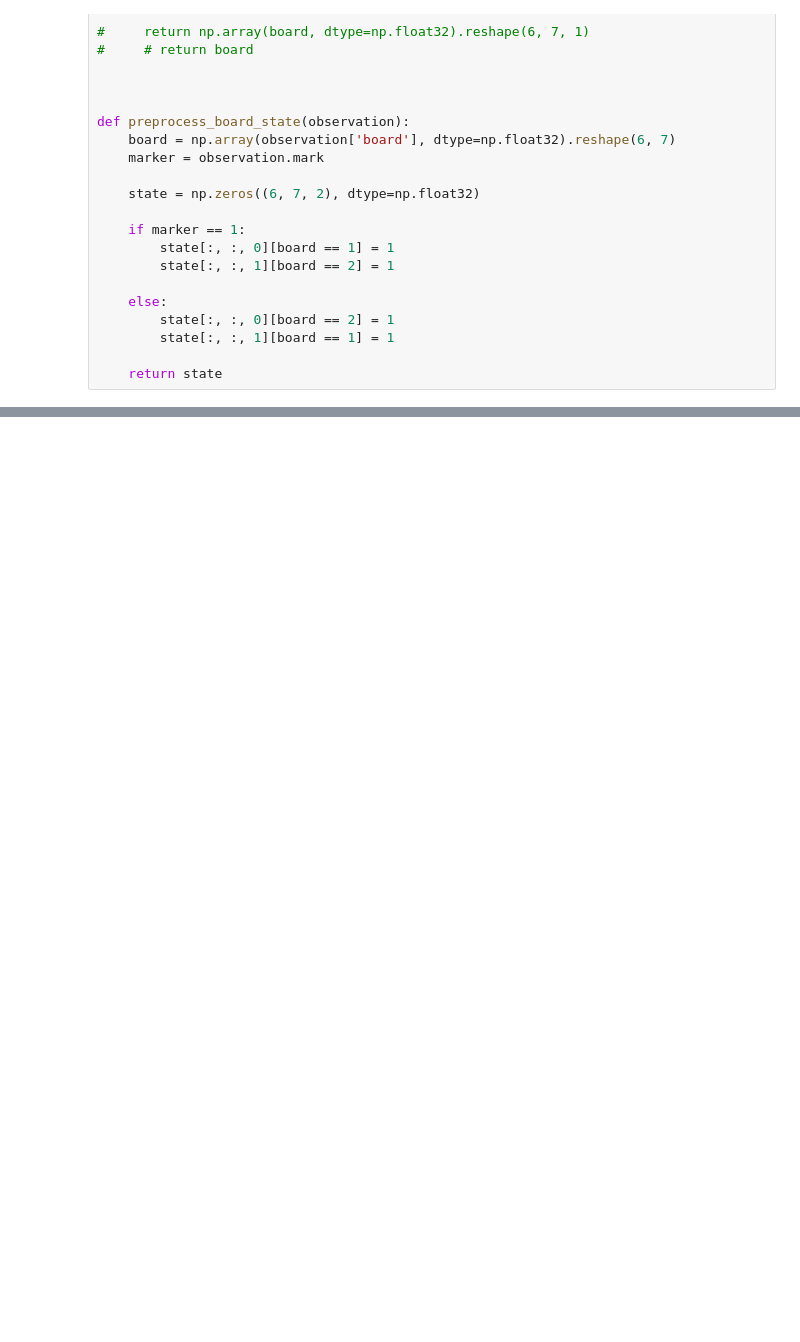
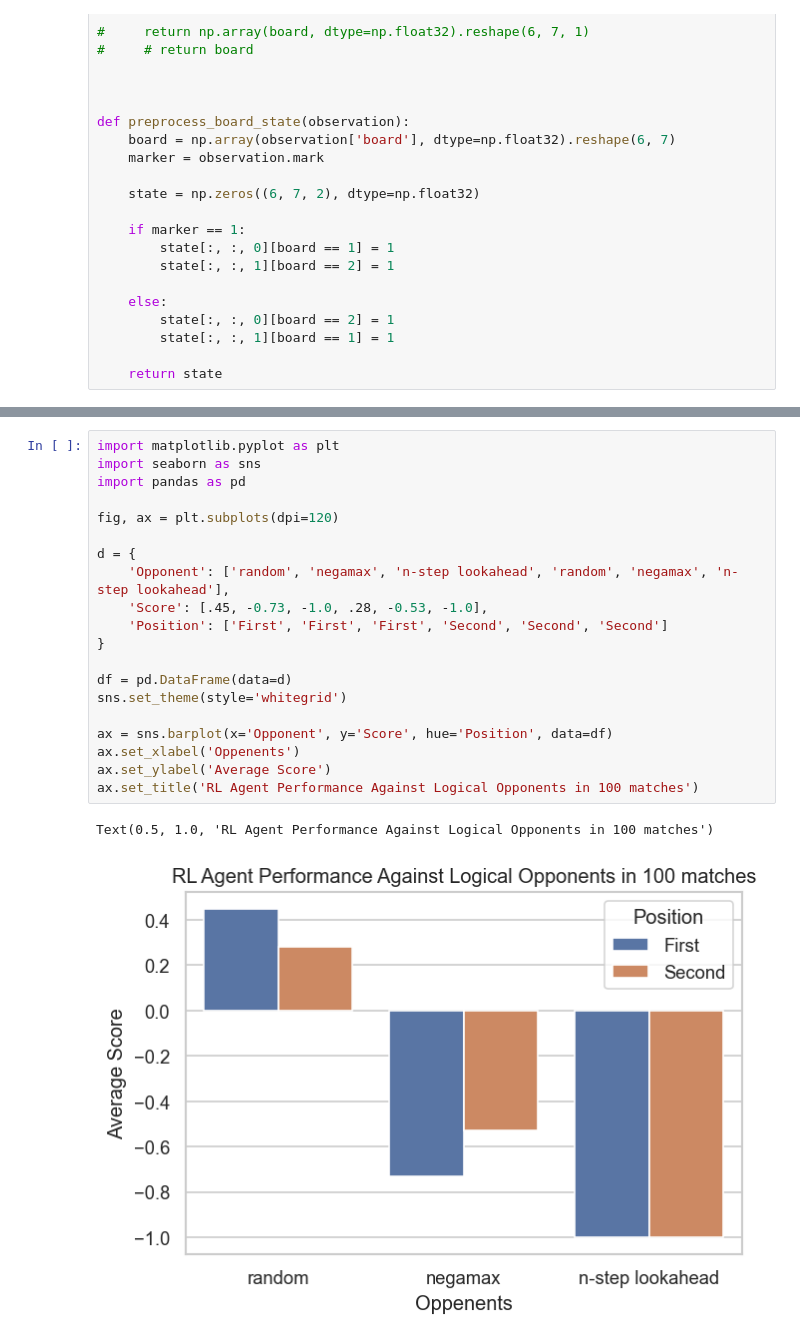
Before and after one commit to LiquidMethane/D3QN-Connect4, a Jupyter notebook: D3QN_testing.ipynb, the cells around one changed output, grey strips where cells are left out. Drawn from its saved outputs; the diff is of its cells as text; blank space fills up the shorter version.

```diff
--- a/D3QN_testing.ipynb
+++ b/D3QN_testing.ipynb
@@ -78,0 +95,23 @@ env.render(mode="ipython", width=500, height=450)
+# %%
+import matplotlib.pyplot as plt
+import seaborn as sns
+import pandas as pd
+
+fig, ax = plt.subplots(dpi=120)
+
+d = {
+    'Opponent': ['random', 'negamax', 'n-step lookahead', 'random', 'negamax', 'n-step lookahead'],
+    'Score': [.45, -0.73, -1.0, .28, -0.53, -1.0],
+    'Position': ['First', 'First', 'First', 'Second', 'Second', 'Second']
+}
+
+df = pd.DataFrame(data=d)
+sns.set_theme(style='whitegrid')
+
+ax = sns.barplot(x='Opponent', y='Score', hue='Position', data=df)
+ax.set_xlabel('Oppenents')
+ax.set_ylabel('Average Score')
+ax.set_title('RL Agent Performance Against Logical Opponents in 100 matches')
+# %% [output]
+Text(0.5, 1.0, 'RL Agent Performance Against Logical Opponents in 100 matches')
+[figure, added]
```
Also changed, not shown: parts of 9 cells of this notebook, 3 other files.
